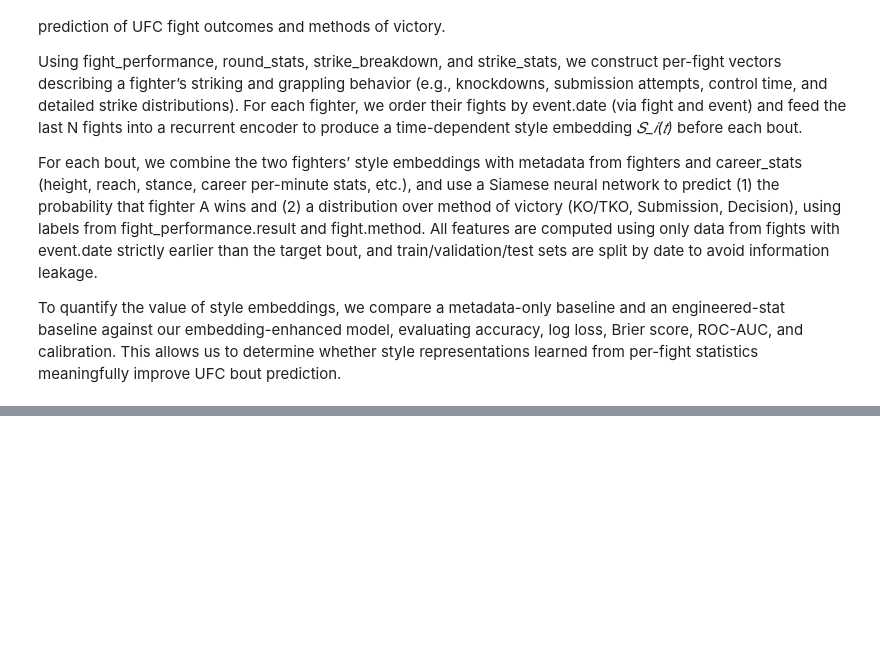
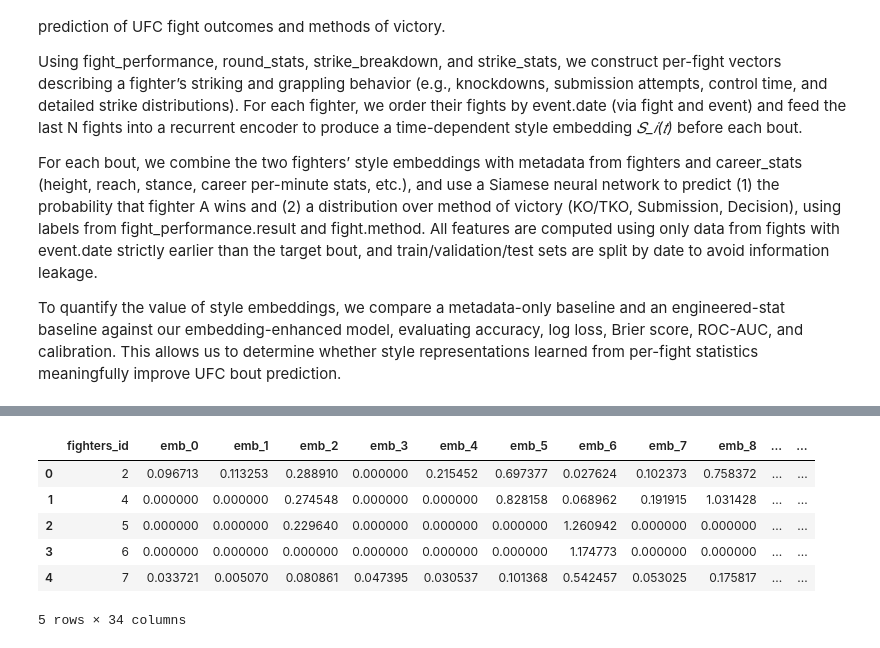
Before and after one commit to jibi21212/ml_final_project, a Jupyter notebook: final_project.ipynb, the cells around one changed output, grey strips where cells are left out. Cells and saved outputs as stored; diff of their text form; code cells hidden in the pictures; blank space fills up the shorter version.

```diff
--- a/final_project.ipynb
+++ b/final_project.ipynb
@@ -14,0 +658,26 @@ To quantify the value of style embeddings, we compare a metadata-only baseline a
+# %%
+emb_cols = [c for c in fight_emb_df.columns if c.startswith("emb_")]
+
+fighter_emb_df = (
+    fight_emb_df
+    .groupby("fighters_id")[emb_cols]
+    .mean()
+    .reset_index()
+)
+
+name_map = (
+    fight_emb_df.groupby("fighters_id")["fighter_name"]
+    .first()
+    .to_dict()
+)
+fighter_emb_df["fighter_name"] = fighter_emb_df["fighters_id"].map(name_map)
+
+fighter_emb_df.head()
+# %% [output]
+|  | fighters_id | emb_0 | emb_1 | emb_2 | emb_3 | emb_4 | emb_5 | emb_6 | emb_7 | emb_8 | ... | ... |
+| 0 | 2 | 0.096713 | 0.113253 | 0.288910 | 0.000000 | 0.215452 | 0.697377 | 0.027624 | 0.102373 | 0.758372 | ... | ... |
+| 1 | 4 | 0.000000 | 0.000000 | 0.274548 | 0.000000 | 0.000000 | 0.828158 | 0.068962 | 0.191915 | 1.031428 | ... | ... |
+| 2 | 5 | 0.000000 | 0.000000 | 0.229640 | 0.000000 | 0.000000 | 0.000000 | 1.260942 | 0.000000 | 0.000000 | ... | ... |
+| 3 | 6 | 0.000000 | 0.000000 | 0.000000 | 0.000000 | 0.000000 | 0.000000 | 1.174773 | 0.000000 | 0.000000 | ... | ... |
+| 4 | 7 | 0.033721 | 0.005070 | 0.080861 | 0.047395 | 0.030537 | 0.101368 | 0.542457 | 0.053025 | 0.175817 | ... | ... |
+5 rows × 34 columns
```
Also changed, not shown: parts of 36 cells of this notebook, 9 other files.
